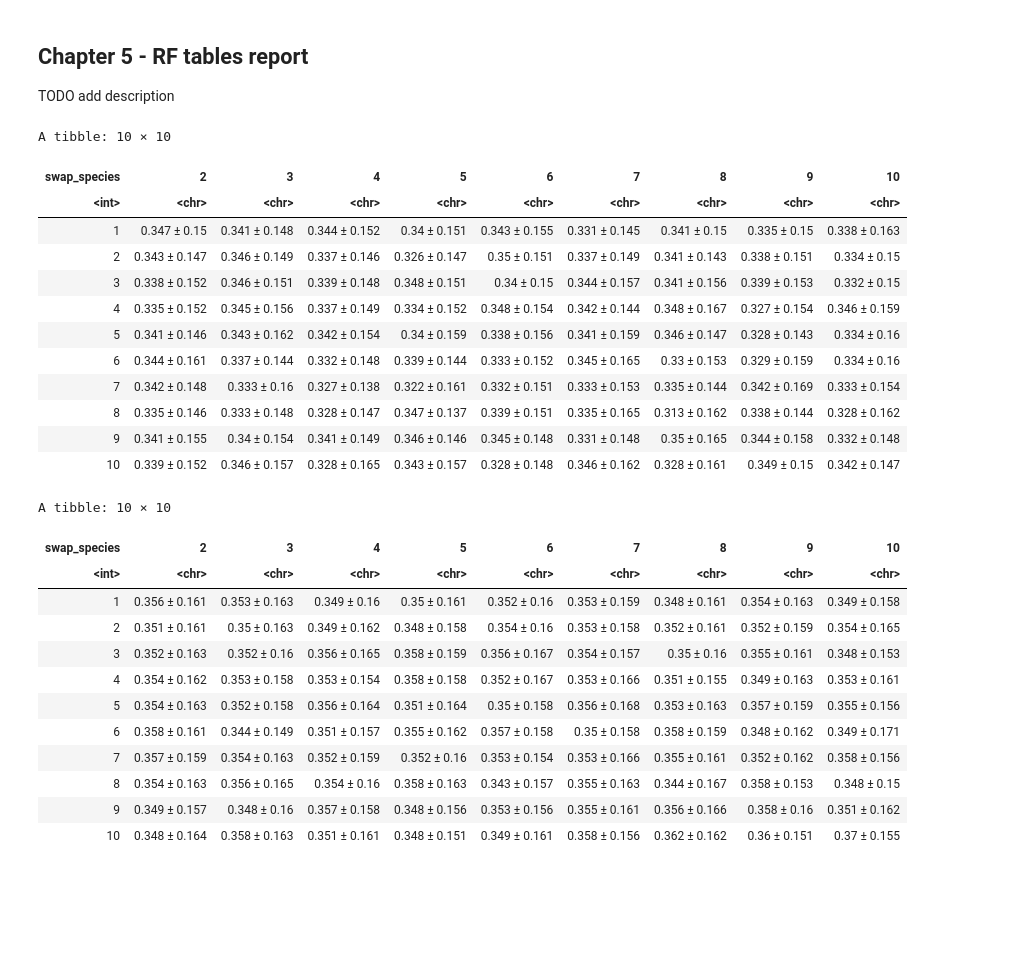
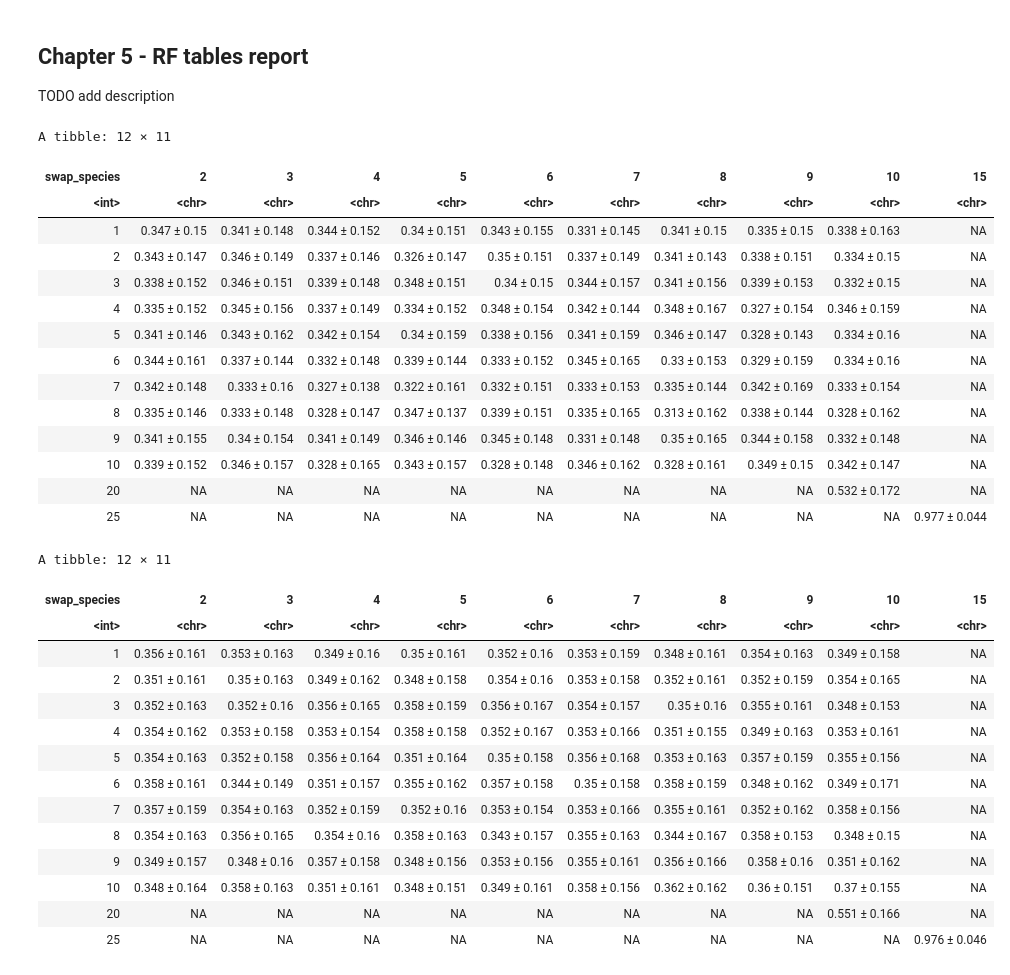
Before and after one commit to alessiovignoli/paralogs-nf, a Jupyter notebook: analysis/swapped_data.ipynb, the cells around one changed output. Saved outputs shown, nothing was run; the diff lists cells and outputs as text; code cells hidden in the pictures; blank space fills up the shorter version.

Commit message:
added combination 20,10 and 25,15 to swapped data and complied all tables for avg RF per group and method

```diff
--- a/analysis/swapped_data.ipynb
+++ b/analysis/swapped_data.ipynb
@@ -180,6 +180,16 @@ for (run in run_dirs) {
             ml_st_tree = read.tree(ml_st_file)
             ml_st_tree = unroot(ml_st_tree)
 
+            # check if there any non-bynary (consensus trees) among the 4 trees present in the files above
+            all_method_trees = c(me_sm_tree, me_st_tree, ml_sm_tree, ml_st_tree)
+            if (length(which(is.binary(all_method_trees) == FALSE)) != 0) {
+
+                # if there are non-binary trees, iterate through them and transformed into a binary one using multi2di package
+                for (tree in which(is.binary(all_method_trees) == FALSE)) {
+                    all_method_trees[[tree]] = multi2di(all_method_trees[[tree]])
+                }
+            }
+
             # read the reference tree associated with this family.
             ref_tree_file = file.path(paste0(strsplit(m, '_swap_')[[1]][1], '.nwk'))
             ref_tree      = read.tree(ref_tree_file)
@@ -198,10 +208,7 @@ for (run in run_dirs) {
 
             # compute the RF distance matrix, all against all. 5 tree in total.
             all_trees        = c(ref_subtree,
-                                 me_sm_tree,
-                                 me_st_tree,
-                                 ml_sm_tree,
-                                 ml_st_tree
+                                 all_method_trees
                                 )
             class(all_trees) = "multiPhylo"
             all_vs_all_rf    = RF.dist(all_trees, normalize = TRUE)
@@ -265,44 +272,47 @@ TODO add description
 # %%
 # group 1, ME + SM
 
 # read the table compiled in chapter 4. So this cell does not depend on that one to run, it just needs the table file.
 df_new = read.table("tables/RF_swapped_set_all_methods_vs_reference.tsv", header=T)
 
 # filter the above table to retain only rf values associated with trees coming from group 1 and method ME + SM
 df_group1_ME_SM = df_new  %>%
   filter(group == "group1_23th", method == "SM_ME")
 
 # Group by the swap_species and swap_seq per swap combination and calculate mean rf_val and sd
 df_group1_ME_SM_processed = df_group1_ME_SM %>%
     group_by(swap_species, swap_seq) %>%
     summarise(
         mean_rf = round(mean(rf_val), 3),
         sd_rf = round(sd(rf_val), 3),
         .groups = "drop"
     ) %>%
     # Combine mean and sd into one string
     mutate(mean_sd = paste0(mean_rf, " ± ", sd_rf)) %>%
     select(swap_species, swap_seq, mean_sd) %>%
     # Create a wide format 10x10 matrix/table
     pivot_wider(names_from = swap_seq, values_from = mean_sd, values_fill = NA) %>%
     # Arrange rows in order
     arrange(swap_species)
 
 df_group1_ME_SM_processed
+write.table(df_group1_ME_SM_processed, file = "tables/avg_RF_swapped_set_group1_ME_SM_vs_reference.tsv", quote = FALSE, row.names = FALSE, sep = "\t")
 # %% [output]
-A tibble: 10 × 10
+A tibble: 12 × 11
-| swap_species | 2 | 3 | 4 | 5 | 6 | 7 | 8 | 9 | 10 |
-| <int> | <chr> | <chr> | <chr> | <chr> | <chr> | <chr> | <chr> | <chr> | <chr> |
-| 1 | 0.347 ± 0.15 | 0.341 ± 0.148 | 0.344 ± 0.152 | 0.34 ± 0.151 | 0.343 ± 0.155 | 0.331 ± 0.145 | 0.341 ± 0.15 | 0.335 ± 0.15 | 0.338 ± 0.163 |
-| 2 | 0.343 ± 0.147 | 0.346 ± 0.149 | 0.337 ± 0.146 | 0.326 ± 0.147 | 0.35 ± 0.151 | 0.337 ± 0.149 | 0.341 ± 0.143 | 0.338 ± 0.151 | 0.334 ± 0.15 |
-| 3 | 0.338 ± 0.152 | 0.346 ± 0.151 | 0.339 ± 0.148 | 0.348 ± 0.151 | 0.34 ± 0.15 | 0.344 ± 0.157 | 0.341 ± 0.156 | 0.339 ± 0.153 | 0.332 ± 0.15 |
-| 4 | 0.335 ± 0.152 | 0.345 ± 0.156 | 0.337 ± 0.149 | 0.334 ± 0.152 | 0.348 ± 0.154 | 0.342 ± 0.144 | 0.348 ± 0.167 | 0.327 ± 0.154 | 0.346 ± 0.159 |
-| 5 | 0.341 ± 0.146 | 0.343 ± 0.162 | 0.342 ± 0.154 | 0.34 ± 0.159 | 0.338 ± 0.156 | 0.341 ± 0.159 | 0.346 ± 0.147 | 0.328 ± 0.143 | 0.334 ± 0.16 |
-| 6 | 0.344 ± 0.161 | 0.337 ± 0.144 | 0.332 ± 0.148 | 0.339 ± 0.144 | 0.333 ± 0.152 | 0.345 ± 0.165 | 0.33 ± 0.153 | 0.329 ± 0.159 | 0.334 ± 0.16 |
-| 7 | 0.342 ± 0.148 | 0.333 ± 0.16 | 0.327 ± 0.138 | 0.322 ± 0.161 | 0.332 ± 0.151 | 0.333 ± 0.153 | 0.335 ± 0.144 | 0.342 ± 0.169 | 0.333 ± 0.154 |
-| 8 | 0.335 ± 0.146 | 0.333 ± 0.148 | 0.328 ± 0.147 | 0.347 ± 0.137 | 0.339 ± 0.151 | 0.335 ± 0.165 | 0.313 ± 0.162 | 0.338 ± 0.144 | 0.328 ± 0.162 |
-| 9 | 0.341 ± 0.155 | 0.34 ± 0.154 | 0.341 ± 0.149 | 0.346 ± 0.146 | 0.345 ± 0.148 | 0.331 ± 0.148 | 0.35 ± 0.165 | 0.344 ± 0.158 | 0.332 ± 0.148 |
-| 10 | 0.339 ± 0.152 | 0.346 ± 0.157 | 0.328 ± 0.165 | 0.343 ± 0.157 | 0.328 ± 0.148 | 0.346 ± 0.162 | 0.328 ± 0.161 | 0.349 ± 0.15 | 0.342 ± 0.147 |
+| swap_species | 2 | 3 | 4 | 5 | 6 | 7 | 8 | 9 | 10 | 15 |
+| <int> | <chr> | <chr> | <chr> | <chr> | <chr> | <chr> | <chr> | <chr> | <chr> | <chr> |
+| 1 | 0.347 ± 0.15 | 0.341 ± 0.148 | 0.344 ± 0.152 | 0.34 ± 0.151 | 0.343 ± 0.155 | 0.331 ± 0.145 | 0.341 ± 0.15 | 0.335 ± 0.15 | 0.338 ± 0.163 | NA |
+| 2 | 0.343 ± 0.147 | 0.346 ± 0.149 | 0.337 ± 0.146 | 0.326 ± 0.147 | 0.35 ± 0.151 | 0.337 ± 0.149 | 0.341 ± 0.143 | 0.338 ± 0.151 | 0.334 ± 0.15 | NA |
+| 3 | 0.338 ± 0.152 | 0.346 ± 0.151 | 0.339 ± 0.148 | 0.348 ± 0.151 | 0.34 ± 0.15 | 0.344 ± 0.157 | 0.341 ± 0.156 | 0.339 ± 0.153 | 0.332 ± 0.15 | NA |
+| 4 | 0.335 ± 0.152 | 0.345 ± 0.156 | 0.337 ± 0.149 | 0.334 ± 0.152 | 0.348 ± 0.154 | 0.342 ± 0.144 | 0.348 ± 0.167 | 0.327 ± 0.154 | 0.346 ± 0.159 | NA |
+| 5 | 0.341 ± 0.146 | 0.343 ± 0.162 | 0.342 ± 0.154 | 0.34 ± 0.159 | 0.338 ± 0.156 | 0.341 ± 0.159 | 0.346 ± 0.147 | 0.328 ± 0.143 | 0.334 ± 0.16 | NA |
+| 6 | 0.344 ± 0.161 | 0.337 ± 0.144 | 0.332 ± 0.148 | 0.339 ± 0.144 | 0.333 ± 0.152 | 0.345 ± 0.165 | 0.33 ± 0.153 | 0.329 ± 0.159 | 0.334 ± 0.16 | NA |
+| 7 | 0.342 ± 0.148 | 0.333 ± 0.16 | 0.327 ± 0.138 | 0.322 ± 0.161 | 0.332 ± 0.151 | 0.333 ± 0.153 | 0.335 ± 0.144 | 0.342 ± 0.169 | 0.333 ± 0.154 | NA |
+| 8 | 0.335 ± 0.146 | 0.333 ± 0.148 | 0.328 ± 0.147 | 0.347 ± 0.137 | 0.339 ± 0.151 | 0.335 ± 0.165 | 0.313 ± 0.162 | 0.338 ± 0.144 | 0.328 ± 0.162 | NA |
+| 9 | 0.341 ± 0.155 | 0.34 ± 0.154 | 0.341 ± 0.149 | 0.346 ± 0.146 | 0.345 ± 0.148 | 0.331 ± 0.148 | 0.35 ± 0.165 | 0.344 ± 0.158 | 0.332 ± 0.148 | NA |
+| 10 | 0.339 ± 0.152 | 0.346 ± 0.157 | 0.328 ± 0.165 | 0.343 ± 0.157 | 0.328 ± 0.148 | 0.346 ± 0.162 | 0.328 ± 0.161 | 0.349 ± 0.15 | 0.342 ± 0.147 | NA |
+| 20 | NA | NA | NA | NA | NA | NA | NA | NA | 0.532 ± 0.172 | NA |
+| 25 | NA | NA | NA | NA | NA | NA | NA | NA | NA | 0.977 ± 0.044 |
 # %%
 # group 1, ME + ST
 
@@ -331,20 +341,23 @@ df_group1_ME_ST_processed = df_group1_ME_ST %>%
 
 
 df_group1_ME_ST_processed
+write.table(df_group1_ME_ST_processed, file = "tables/avg_RF_swapped_set_group1_ME_ST_vs_reference.tsv", quote = FALSE, row.names = FALSE, sep = "\t")
 # %% [output]
-A tibble: 10 × 10
+A tibble: 12 × 11
-| swap_species | 2 | 3 | 4 | 5 | 6 | 7 | 8 | 9 | 10 |
-| <int> | <chr> | <chr> | <chr> | <chr> | <chr> | <chr> | <chr> | <chr> | <chr> |
-| 1 | 0.356 ± 0.161 | 0.353 ± 0.163 | 0.349 ± 0.16 | 0.35 ± 0.161 | 0.352 ± 0.16 | 0.353 ± 0.159 | 0.348 ± 0.161 | 0.354 ± 0.163 | 0.349 ± 0.158 |
-| 2 | 0.351 ± 0.161 | 0.35 ± 0.163 | 0.349 ± 0.162 | 0.348 ± 0.158 | 0.354 ± 0.16 | 0.353 ± 0.158 | 0.352 ± 0.161 | 0.352 ± 0.159 | 0.354 ± 0.165 |
-| 3 | 0.352 ± 0.163 | 0.352 ± 0.16 | 0.356 ± 0.165 | 0.358 ± 0.159 | 0.356 ± 0.167 | 0.354 ± 0.157 | 0.35 ± 0.16 | 0.355 ± 0.161 | 0.348 ± 0.153 |
-| 4 | 0.354 ± 0.162 | 0.353 ± 0.158 | 0.353 ± 0.154 | 0.358 ± 0.158 | 0.352 ± 0.167 | 0.353 ± 0.166 | 0.351 ± 0.155 | 0.349 ± 0.163 | 0.353 ± 0.161 |
-| 5 | 0.354 ± 0.163 | 0.352 ± 0.158 | 0.356 ± 0.164 | 0.351 ± 0.164 | 0.35 ± 0.158 | 0.356 ± 0.168 | 0.353 ± 0.163 | 0.357 ± 0.159 | 0.355 ± 0.156 |
-| 6 | 0.358 ± 0.161 | 0.344 ± 0.149 | 0.351 ± 0.157 | 0.355 ± 0.162 | 0.357 ± 0.158 | 0.35 ± 0.158 | 0.358 ± 0.159 | 0.348 ± 0.162 | 0.349 ± 0.171 |
-| 7 | 0.357 ± 0.159 | 0.354 ± 0.163 | 0.352 ± 0.159 | 0.352 ± 0.16 | 0.353 ± 0.154 | 0.353 ± 0.166 | 0.355 ± 0.161 | 0.352 ± 0.162 | 0.358 ± 0.156 |
-| 8 | 0.354 ± 0.163 | 0.356 ± 0.165 | 0.354 ± 0.16 | 0.358 ± 0.163 | 0.343 ± 0.157 | 0.355 ± 0.163 | 0.344 ± 0.167 | 0.358 ± 0.153 | 0.348 ± 0.15 |
-| 9 | 0.349 ± 0.157 | 0.348 ± 0.16 | 0.357 ± 0.158 | 0.348 ± 0.156 | 0.353 ± 0.156 | 0.355 ± 0.161 | 0.356 ± 0.166 | 0.358 ± 0.16 | 0.351 ± 0.162 |
-| 10 | 0.348 ± 0.164 | 0.358 ± 0.163 | 0.351 ± 0.161 | 0.348 ± 0.151 | 0.349 ± 0.161 | 0.358 ± 0.156 | 0.362 ± 0.162 | 0.36 ± 0.151 | 0.37 ± 0.155 |
+| swap_species | 2 | 3 | 4 | 5 | 6 | 7 | 8 | 9 | 10 | 15 |
+| <int> | <chr> | <chr> | <chr> | <chr> | <chr> | <chr> | <chr> | <chr> | <chr> | <chr> |
+| 1 | 0.356 ± 0.161 | 0.353 ± 0.163 | 0.349 ± 0.16 | 0.35 ± 0.161 | 0.352 ± 0.16 | 0.353 ± 0.159 | 0.348 ± 0.161 | 0.354 ± 0.163 | 0.349 ± 0.158 | NA |
+| 2 | 0.351 ± 0.161 | 0.35 ± 0.163 | 0.349 ± 0.162 | 0.348 ± 0.158 | 0.354 ± 0.16 | 0.353 ± 0.158 | 0.352 ± 0.161 | 0.352 ± 0.159 | 0.354 ± 0.165 | NA |
+| 3 | 0.352 ± 0.163 | 0.352 ± 0.16 | 0.356 ± 0.165 | 0.358 ± 0.159 | 0.356 ± 0.167 | 0.354 ± 0.157 | 0.35 ± 0.16 | 0.355 ± 0.161 | 0.348 ± 0.153 | NA |
+| 4 | 0.354 ± 0.162 | 0.353 ± 0.158 | 0.353 ± 0.154 | 0.358 ± 0.158 | 0.352 ± 0.167 | 0.353 ± 0.166 | 0.351 ± 0.155 | 0.349 ± 0.163 | 0.353 ± 0.161 | NA |
+| 5 | 0.354 ± 0.163 | 0.352 ± 0.158 | 0.356 ± 0.164 | 0.351 ± 0.164 | 0.35 ± 0.158 | 0.356 ± 0.168 | 0.353 ± 0.163 | 0.357 ± 0.159 | 0.355 ± 0.156 | NA |
+| 6 | 0.358 ± 0.161 | 0.344 ± 0.149 | 0.351 ± 0.157 | 0.355 ± 0.162 | 0.357 ± 0.158 | 0.35 ± 0.158 | 0.358 ± 0.159 | 0.348 ± 0.162 | 0.349 ± 0.171 | NA |
+| 7 | 0.357 ± 0.159 | 0.354 ± 0.163 | 0.352 ± 0.159 | 0.352 ± 0.16 | 0.353 ± 0.154 | 0.353 ± 0.166 | 0.355 ± 0.161 | 0.352 ± 0.162 | 0.358 ± 0.156 | NA |
+| 8 | 0.354 ± 0.163 | 0.356 ± 0.165 | 0.354 ± 0.16 | 0.358 ± 0.163 | 0.343 ± 0.157 | 0.355 ± 0.163 | 0.344 ± 0.167 | 0.358 ± 0.153 | 0.348 ± 0.15 | NA |
+| 9 | 0.349 ± 0.157 | 0.348 ± 0.16 | 0.357 ± 0.158 | 0.348 ± 0.156 | 0.353 ± 0.156 | 0.355 ± 0.161 | 0.356 ± 0.166 | 0.358 ± 0.16 | 0.351 ± 0.162 | NA |
+| 10 | 0.348 ± 0.164 | 0.358 ± 0.163 | 0.351 ± 0.161 | 0.348 ± 0.151 | 0.349 ± 0.161 | 0.358 ± 0.156 | 0.362 ± 0.162 | 0.36 ± 0.151 | 0.37 ± 0.155 | NA |
+| 20 | NA | NA | NA | NA | NA | NA | NA | NA | 0.551 ± 0.166 | NA |
+| 25 | NA | NA | NA | NA | NA | NA | NA | NA | NA | 0.976 ± 0.046 |
 # %%
 # group 1, ML + SM
 
```
Also changed, not shown: parts of 19 cells of this notebook, 22 other files.
